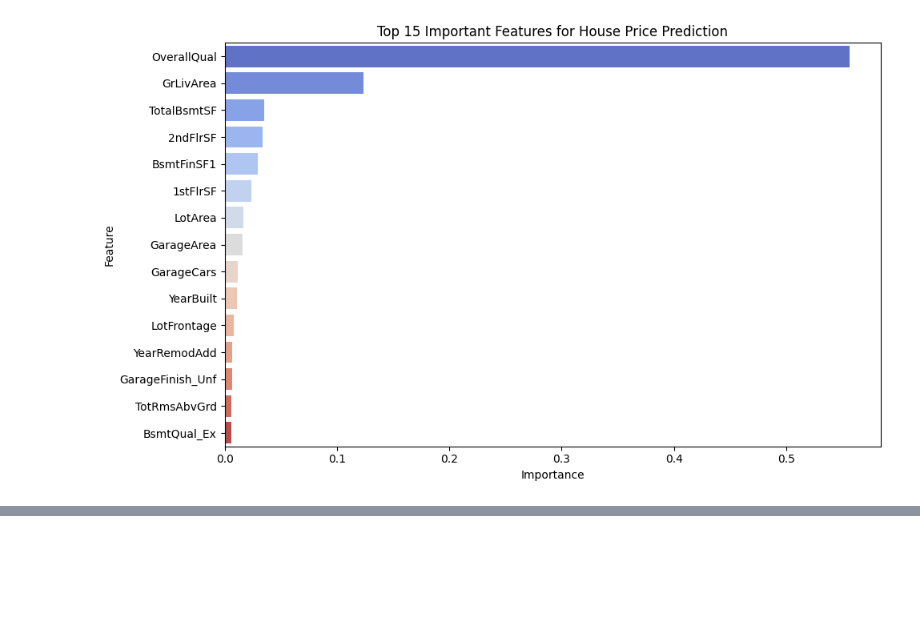
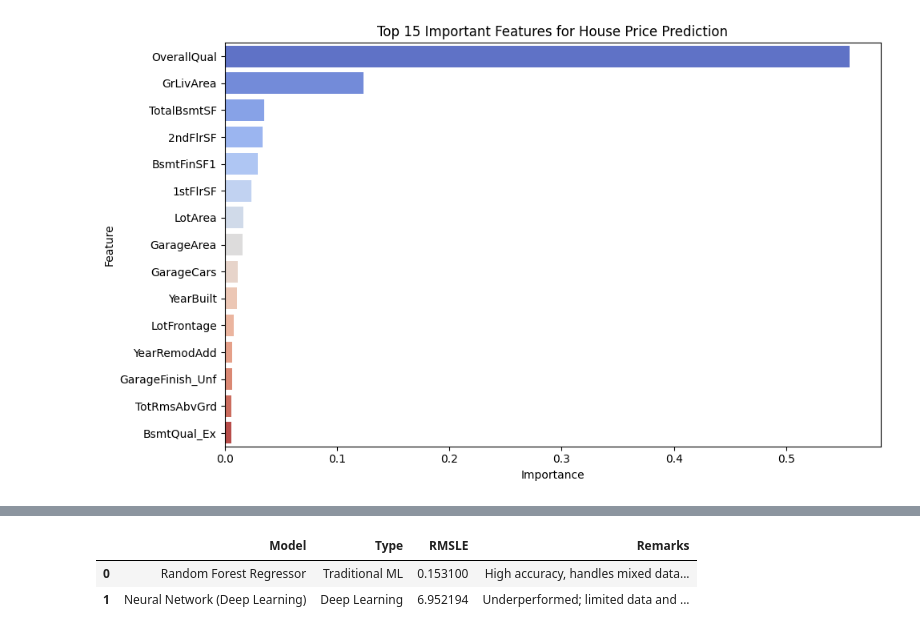
Before and after one commit to Yenyang123/6006CEM-ML-Assignment, a Jupyter notebook: regression_houseprice.ipynb, the cells around one changed output, grey strips where cells are left out. Cells and saved outputs as stored; diff of their text form; code cells hidden in the pictures; blank space fills up the shorter version.

```diff
--- a/regression_houseprice.ipynb
+++ b/regression_houseprice.ipynb
@@ -209,0 +236,18 @@ Epoch 100/100
+# %%
+import pandas as pd
+
+# Comparison results of the two models
+comparison = pd.DataFrame({
+    'Model': ['Random Forest Regressor', 'Neural Network (Deep Learning)'],
+    'Type': ['Traditional ML', 'Deep Learning'],
+    'RMSLE': [0.1531, rmsle_dl],
+    'Remarks': [
+        'High accuracy, handles mixed data well',
+        'Underperformed; limited data and no categorical encoding'
+    ]
+})
+display(comparison)
+# %% [output]
+|  | Model | Type | RMSLE | Remarks |
+| 0 | Random Forest Regressor | Traditional ML | 0.153100 | High accuracy, handles mixed data... |
+| 1 | Neural Network (Deep Learning) | Deep Learning | 6.952194 | Underperformed; limited data and ... |
```
Also changed, not shown: parts of 3 cells of this notebook.
